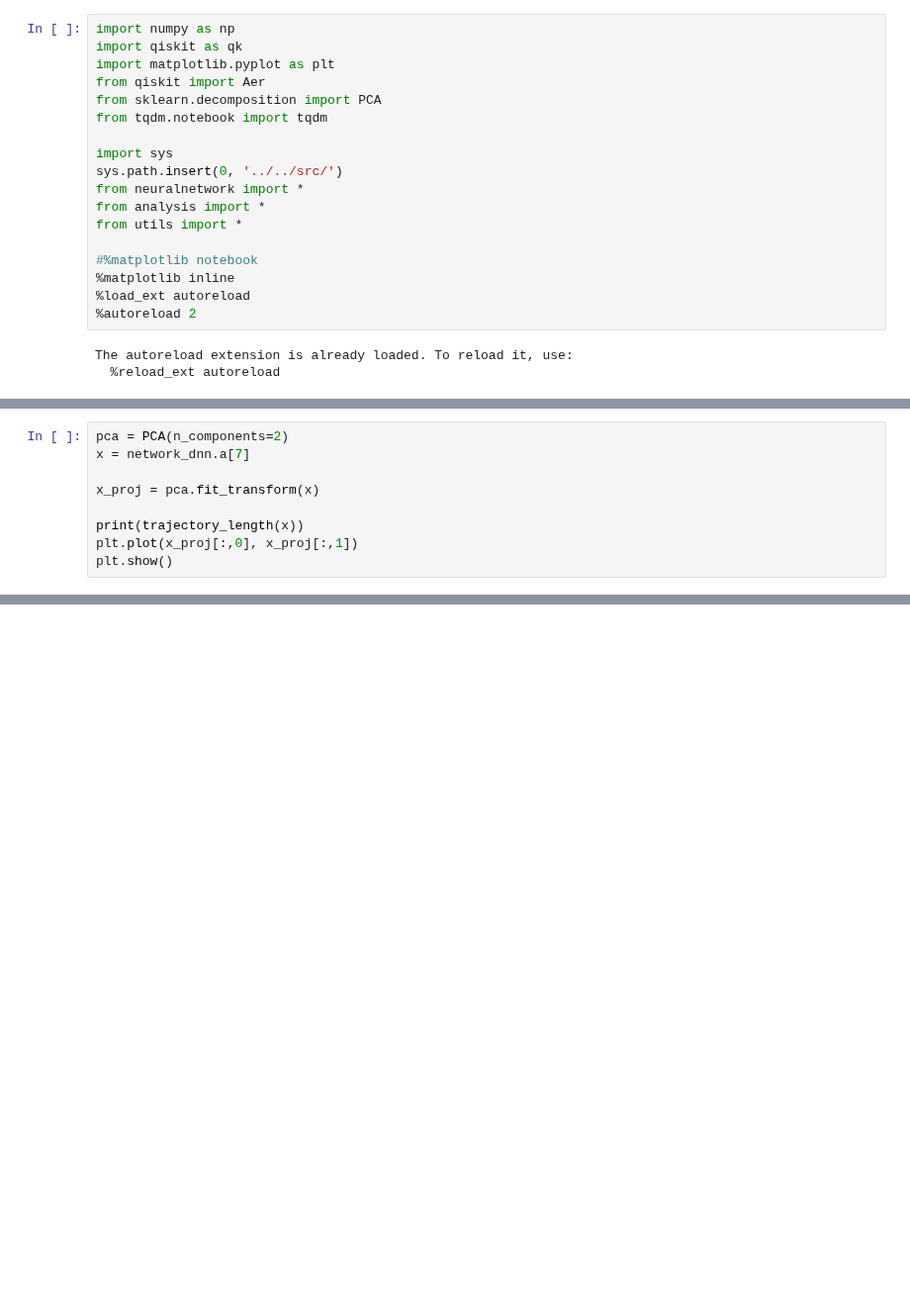
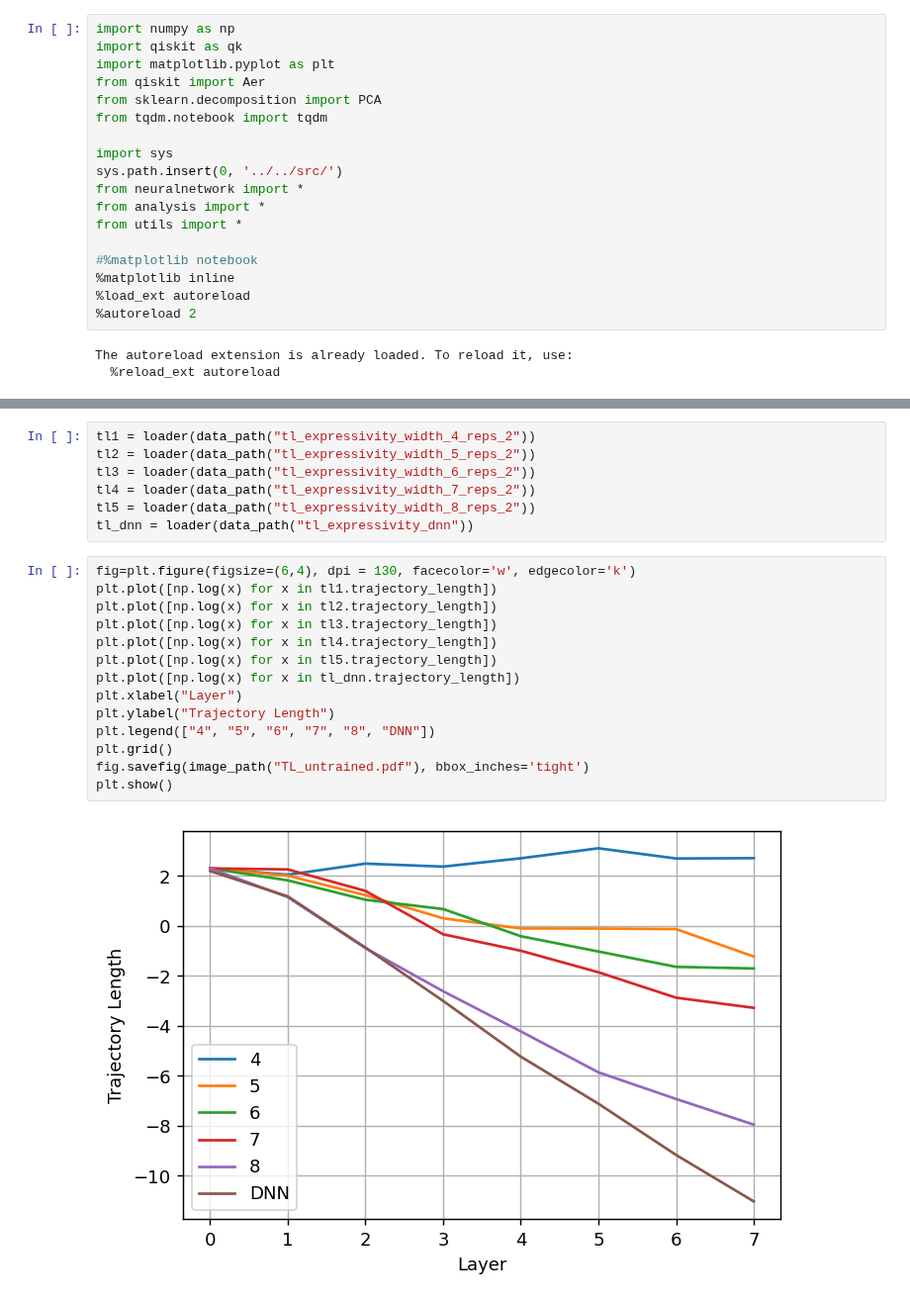
Before and after one commit to KristianWold/Master-Thesis, a Jupyter notebook: notebooks/analysis/Expressivity and Stability.ipynb, the cells around one changed output, grey strips where cells are left out. Shown at 99% size. Cells and saved outputs as stored; diff of their text form; blank space fills up the shorter version.

```diff
--- a/notebooks/analysis/Expressivity and Stability.ipynb
+++ b/notebooks/analysis/Expressivity and Stability.ipynb
@@ -45,9 +21,0 @@ network_dnn = loader(data_path("network_expressivity_width_4_dnn"))
-# %%
-pca = PCA(n_components=2)
-x = network_dnn.a[7]
-
-x_proj = pca.fit_transform(x)
-
-print(trajectory_length(x))
-plt.plot(x_proj[:,0], x_proj[:,1])
-plt.show()
@@ -56,0 +35,23 @@ plt.show()
+# %%
+tl1 = loader(data_path("tl_expressivity_width_4_reps_2"))
+tl2 = loader(data_path("tl_expressivity_width_5_reps_2"))
+tl3 = loader(data_path("tl_expressivity_width_6_reps_2"))
+tl4 = loader(data_path("tl_expressivity_width_7_reps_2"))
+tl5 = loader(data_path("tl_expressivity_width_8_reps_2"))
+tl_dnn = loader(data_path("tl_expressivity_dnn"))
+# %%
+fig=plt.figure(figsize=(6,4), dpi = 130, facecolor='w', edgecolor='k')
+plt.plot([np.log(x) for x in tl1.trajectory_length])
+plt.plot([np.log(x) for x in tl2.trajectory_length])
+plt.plot([np.log(x) for x in tl3.trajectory_length])
+plt.plot([np.log(x) for x in tl4.trajectory_length])
+plt.plot([np.log(x) for x in tl5.trajectory_length])
+plt.plot([np.log(x) for x in tl_dnn.trajectory_length])
+plt.xlabel("Layer")
+plt.ylabel("Trajectory Length")
+plt.legend(["4", "5", "6", "7", "8", "DNN"])
+plt.grid()
+fig.savefig(image_path("TL_untrained.pdf"), bbox_inches='tight')
+plt.show()
+# %% [output]
+[figure, added]
```
Also changed, not shown: parts of 11 cells of this notebook, 43 other files.
